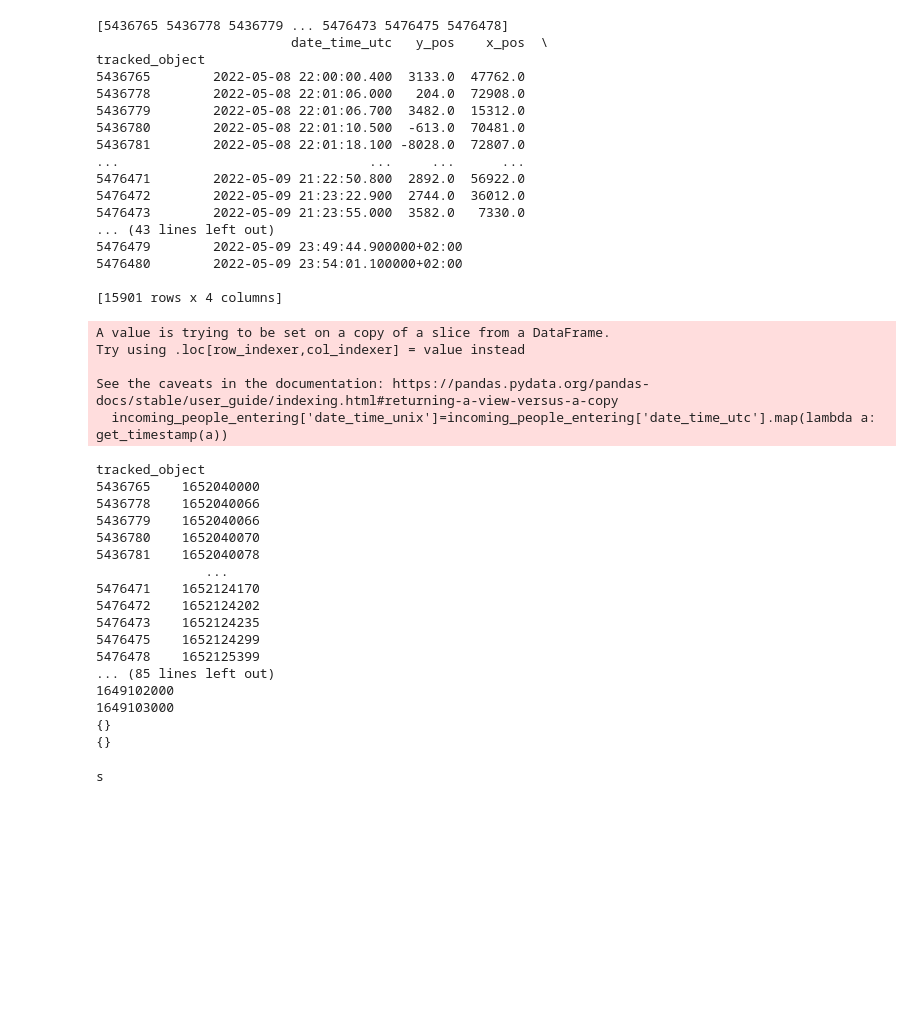
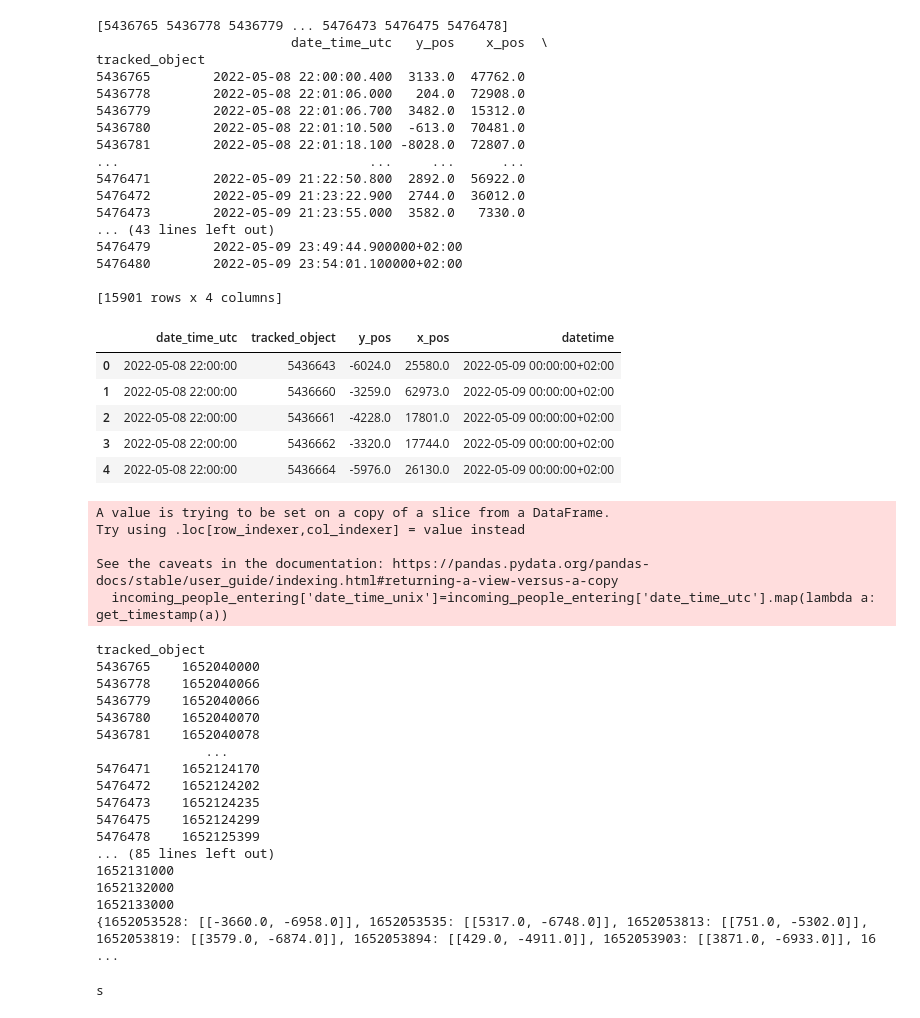
Before and after one commit to mauribadnights/sociophysics, a Jupyter notebook: people_input/incoming_people.ipynb, the cells around one changed output. Saved outputs shown, nothing was run; the diff lists cells and outputs as text; code cells hidden in the pictures; blank space fills up the shorter version.

```diff
--- a/people_input/incoming_people.ipynb
+++ b/people_input/incoming_people.ipynb
@@ -183,6 +184,15 @@ tracked_object
 5476480        2022-05-09 23:54:01.100000+02:00
 
 [15901 rows x 4 columns]
+# %%
+df.head()
+# %% [output]
+|  | date_time_utc | tracked_object | y_pos | x_pos | datetime |
+| 0 | 2022-05-08 22:00:00 | 5436643 | -6024.0 | 25580.0 | 2022-05-09 00:00:00+02:00 |
+| 1 | 2022-05-08 22:00:00 | 5436660 | -3259.0 | 62973.0 | 2022-05-09 00:00:00+02:00 |
+| 2 | 2022-05-08 22:00:00 | 5436661 | -4228.0 | 17801.0 | 2022-05-09 00:00:00+02:00 |
+| 3 | 2022-05-08 22:00:00 | 5436662 | -3320.0 | 17744.0 | 2022-05-09 00:00:00+02:00 |
+| 4 | 2022-05-08 22:00:00 | 5436664 | -5976.0 | 26130.0 | 2022-05-09 00:00:00+02:00 |
 # %%
 def get_timestamp(utc_time):
     return int(datetime.datetime.timestamp(utc_time))
@@ -201,8 +211,10 @@ def filter_on_timestamp(unix_timestamp,df):
         temp_list.append([row['x_pos'],row['y_pos']])
     return(temp_list)
 
-#for i in range(1649017471,1649102349):
-for i in range(1649017471,1649017471+24*3600):
+start_datetime = get_timestamp(df.iloc[0]['datetime'])
+print(start_datetime)
+
+for i in range(start_datetime, start_datetime+24*3600):
     if i%1000==0:
         print(i)
 
@@ -235,10 +247,10 @@ tracked_object
 5476475    1652124299
 5476478    1652125399
 ... (85 lines left out)
-1649102000
-1649103000
-{}
-{}
+1652131000
+1652132000
+1652133000
+{1652053528: [[-3660.0, -6958.0]], 1652053535: [[5317.0, -6748.0]], 1652053813: [[751.0, -5302.0]], 1652053819: [[3579.0, -6874.0]], 1652053894: [[429.0, -4911.0]], 1652053903: [[3871.0, -6933.0]], 16 ...
 # %%
 x=4
 y=6
```
Also changed, not shown: parts of 5 cells of this notebook, 2 other files.
